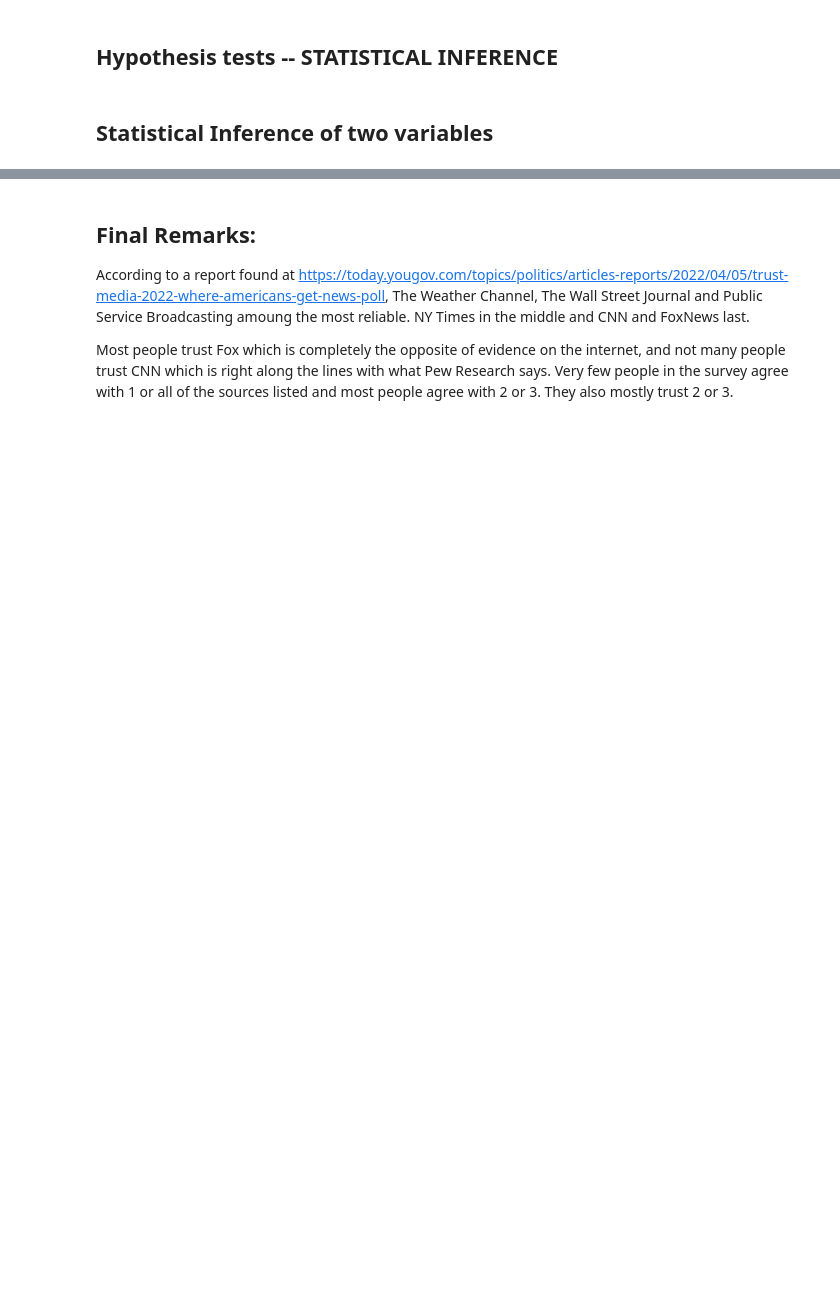
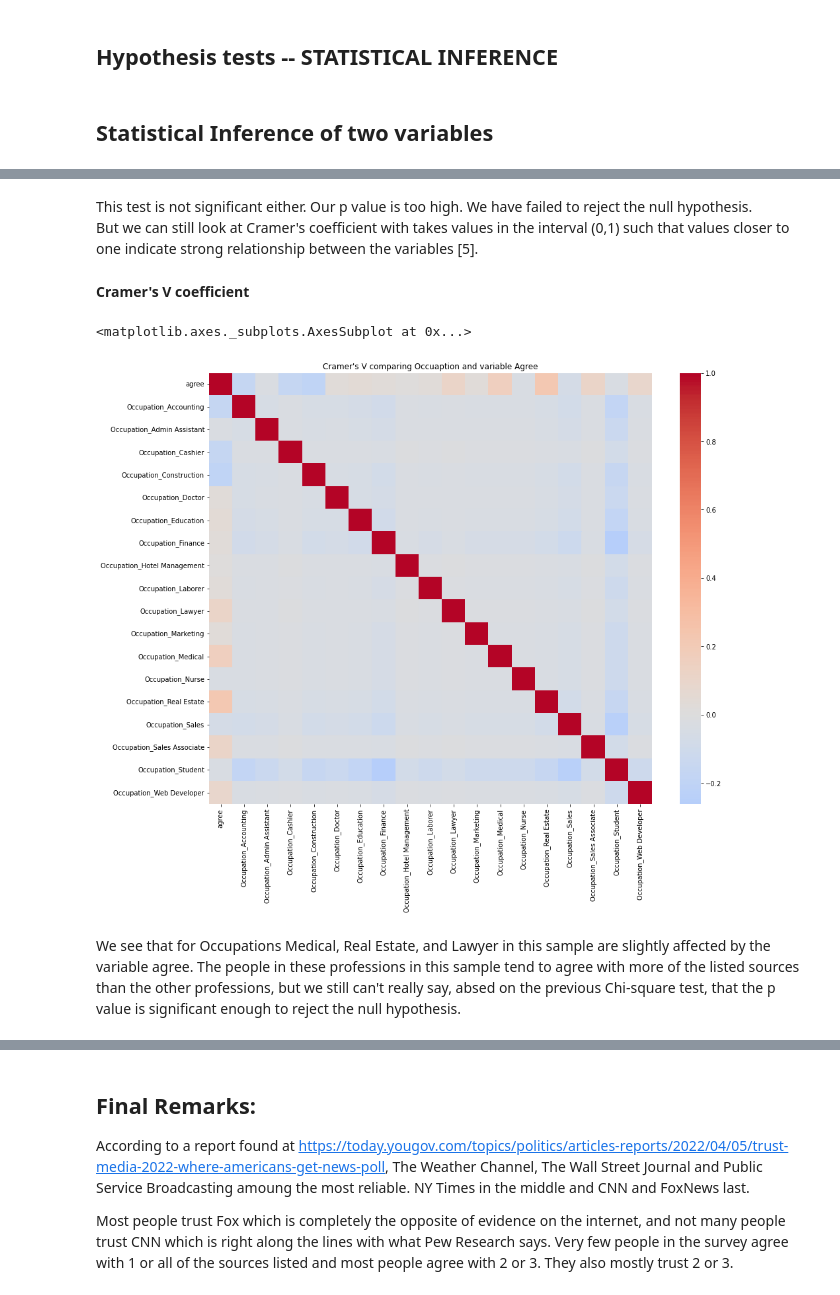
Before and after one commit to emilienaples/people_news_trust, a Jupyter notebook: people_news.ipynb, the cells around one changed output, grey strips where cells are left out. Cells and saved outputs as stored; diff of their text form; code cells hidden in the pictures; blank space fills up the shorter version.

```diff
--- a/people_news.ipynb
+++ b/people_news.ipynb
@@ -1036,0 +1147,21 @@ Conclusion:
+# %% [markdown]
+This test is not significant either. Our p value is too high. We have failed to reject the null hypothesis.
+But we can still look at Cramer's coefficient with takes values in the interval (0,1) such that values closer to one indicate strong relationship between the variables [5].
+# %% [markdown]
+**Cramer's V coefficient**
+# %%
+# first chose your category columns of interest
+df = news[['Occupation', 'agree']]
+
+# now change this to dummy variables, one-hot encoded:
+DataMatrix = pd.get_dummies(df)
+
+# plot as simply as:
+plt.figure(figsize=(15,12))  # for large datasets
+plt.title('Cramer\'s V comparing Occuaption and variable Agree')
+sns.heatmap(DataMatrix.corr('pearson'), cmap='coolwarm', center=0)
+# %% [output]
+<matplotlib.axes._subplots.AxesSubplot at 0x...>
+[figure, added]
+# %% [markdown]
+We see that for Occupations Medical, Real Estate, and Lawyer in this sample are slightly affected by the variable agree. The people in these professions in this sample tend to agree with more of the listed sources than the other professions, but we still can't really say, absed on the previous Chi-square test, that the p value is significant enough to reject the null hypothesis.
```
Also changed, not shown: parts of 100 cells of this notebook.
